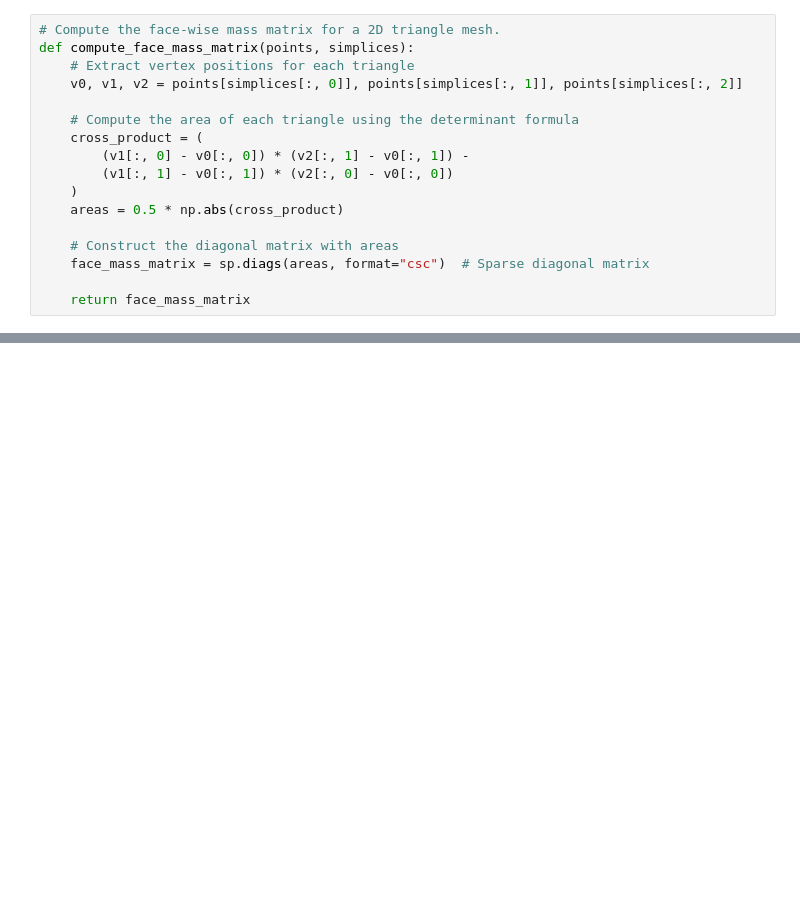
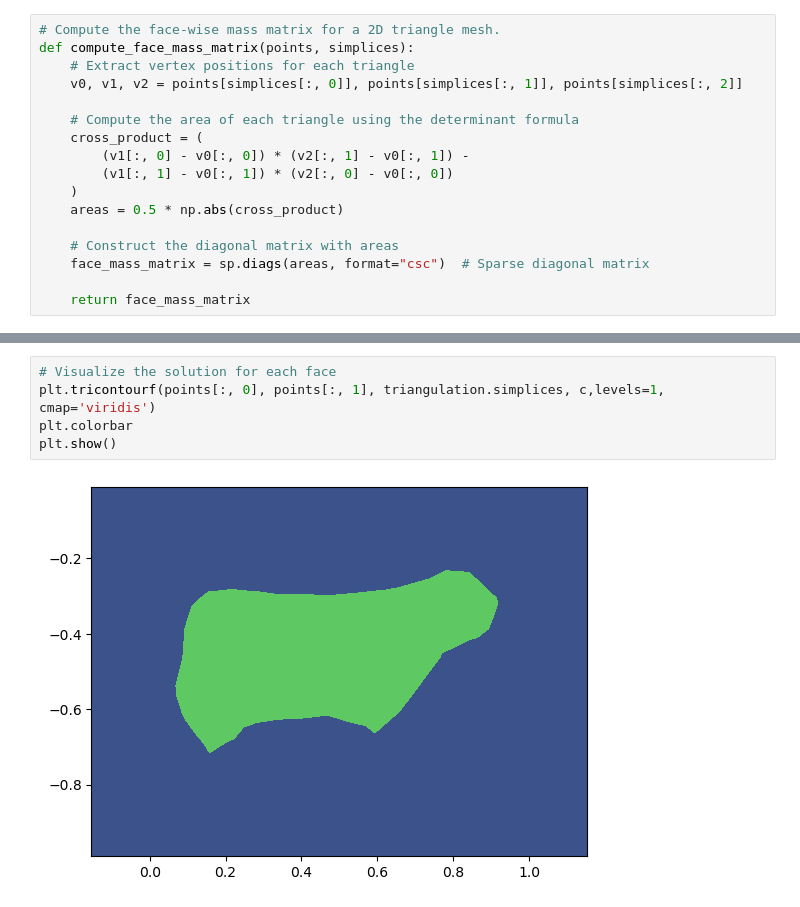
Before and after one commit to lfogarty98/psr_project, a Jupyter notebook: psr.ipynb, the cells around one changed output, grey strips where cells are left out. Saved outputs shown, nothing was run; the diff lists cells and outputs as text; blank space fills up the shorter version.

```diff
--- a/psr.ipynb
+++ b/psr.ipynb
@@ -176,0 +202,7 @@ plt.show()
+# %%
+# Visualize the solution for each face
+plt.tricontourf(points[:, 0], points[:, 1], triangulation.simplices, c,levels=1, cmap='viridis')
+plt.colorbar
+plt.show()
+# %% [output]
+[figure, added]
```
Also changed, not shown: parts of 11 cells of this notebook, 2 other files.
